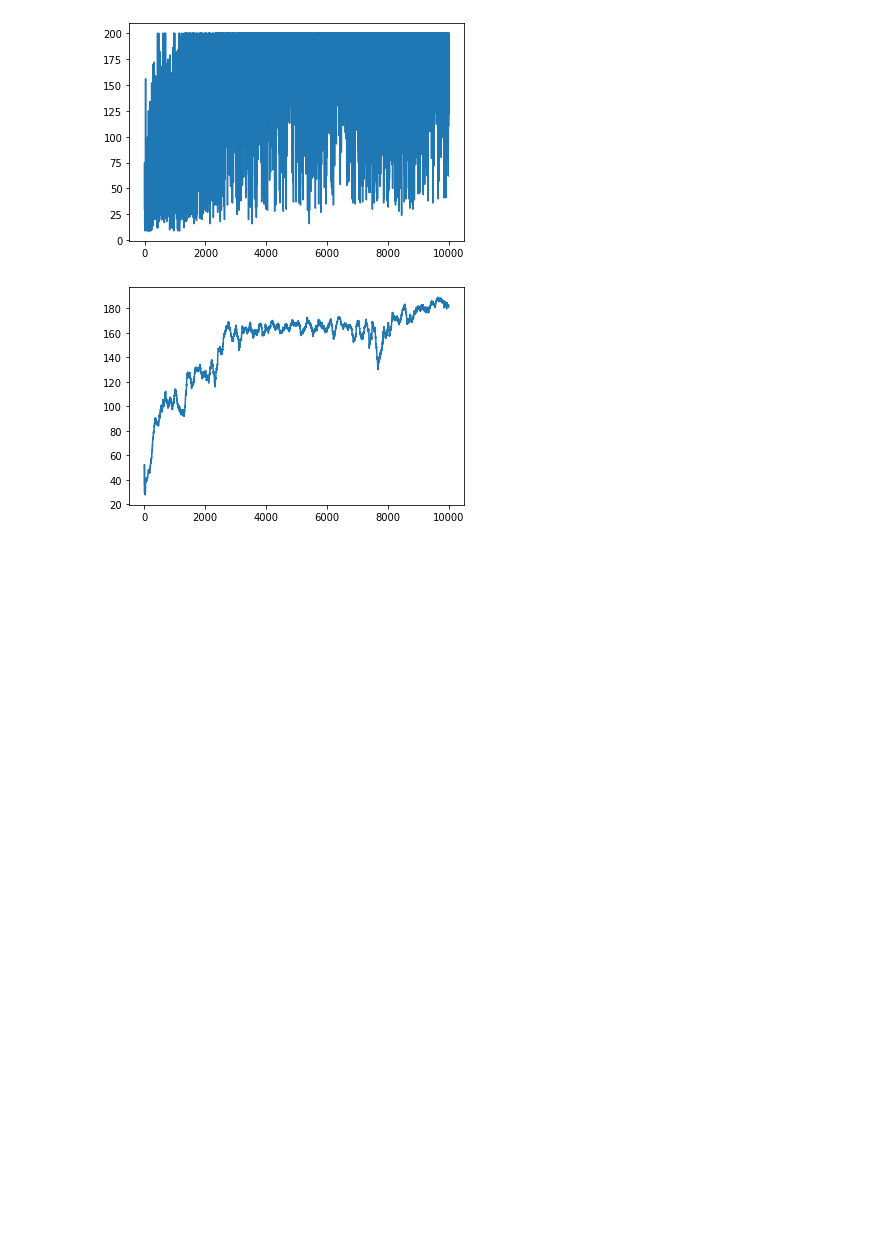
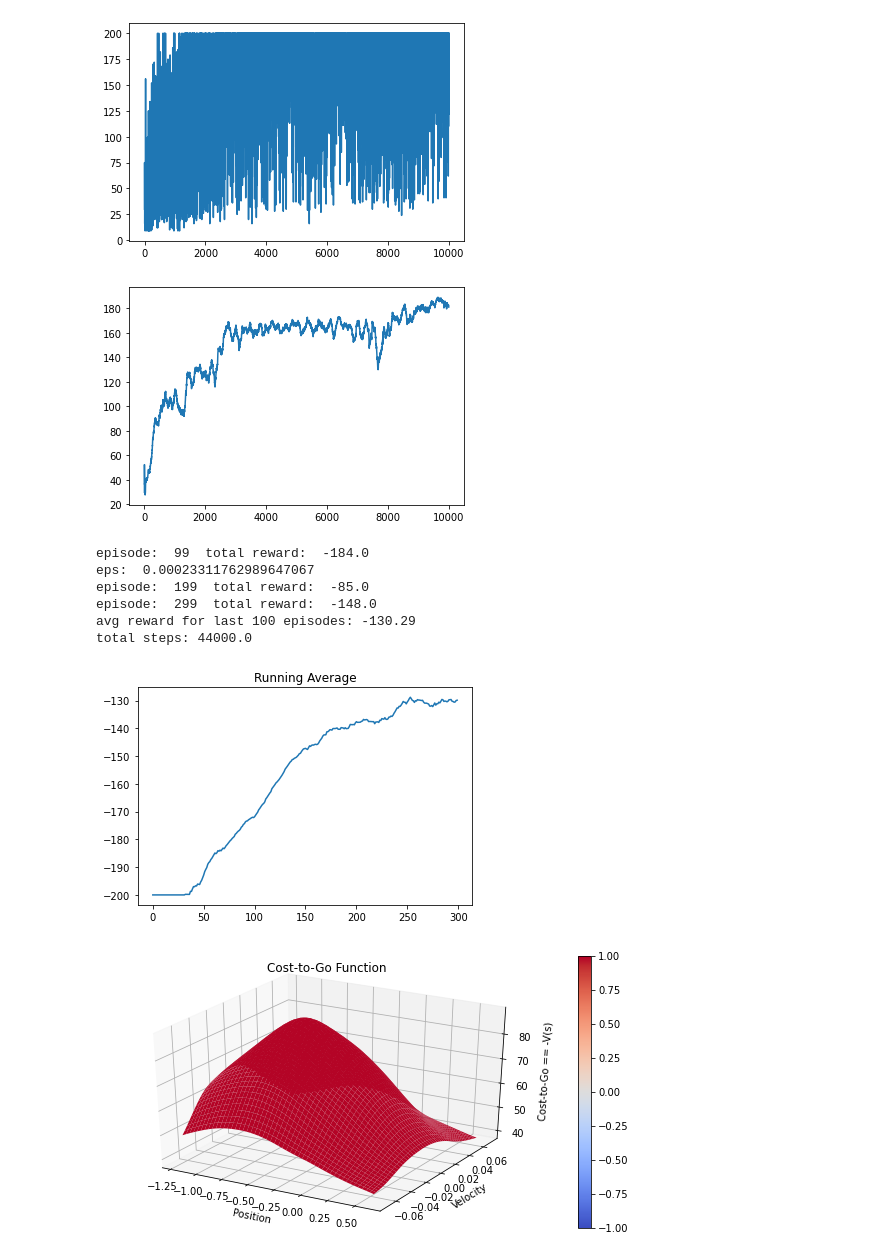
Before and after one commit to Rasputin1127/StarcraftII_Agent_AI, a Jupyter notebook: learning_notebooks/RL_Learning.ipynb, the cells around one changed output. Drawn from its saved outputs; the diff is of its cells as text; code cells hidden in the pictures; blank space fills up the shorter version.

```diff
--- a/learning_notebooks/RL_Learning.ipynb
+++ b/learning_notebooks/RL_Learning.ipynb
@@ -321,0 +423,43 @@ plot_running_avg(totalrewards)
+# %%
+def plot_running_avg(totalrewards):
+  N = len(totalrewards)
+  running_avg = np.empty(N)
+  for t in range(N):
+    running_avg[t] = totalrewards[max(0, t-100):(t+1)].mean()
+  plt.plot(running_avg)
+  plt.title("Running Average")
+  plt.show()
+# %%
+env = gym.make('MountainCar-v0')
+ft = FeatureTransformer(env)
+model = Model(env, ft, "constant")
+gamma = 0.99
+
+N = 300
+totalrewards = np.empty(N)
+for n in range(N):
+  eps = 0.1*(0.97**n)
+  if n == 199:
+    print("eps: ", eps)
+  totalreward = play_one(model, env, eps, gamma)
+  totalrewards[n] = totalreward
+  if (n + 1) % 100 == 0:
+    print("episode: ", n, " total reward: ", totalreward)
+
+print("avg reward for last 100 episodes:", totalrewards[-100:].mean())
+print("total steps:", -totalrewards.sum())
+# %% [output]
+episode:  99  total reward:  -184.0
+eps:  0.00023311762989647067
+episode:  199  total reward:  -85.0
+episode:  299  total reward:  -148.0
+avg reward for last 100 episodes: -130.29
+total steps: 44000.0
+# %%
+plot_running_avg(totalrewards)
+
+# plot the optimal state-value function
+plot_cost_to_go(env, model)
+# %% [output]
+[figure, added]
+[figure, added]
```
Also changed, not shown: parts of 20 cells of this notebook.
